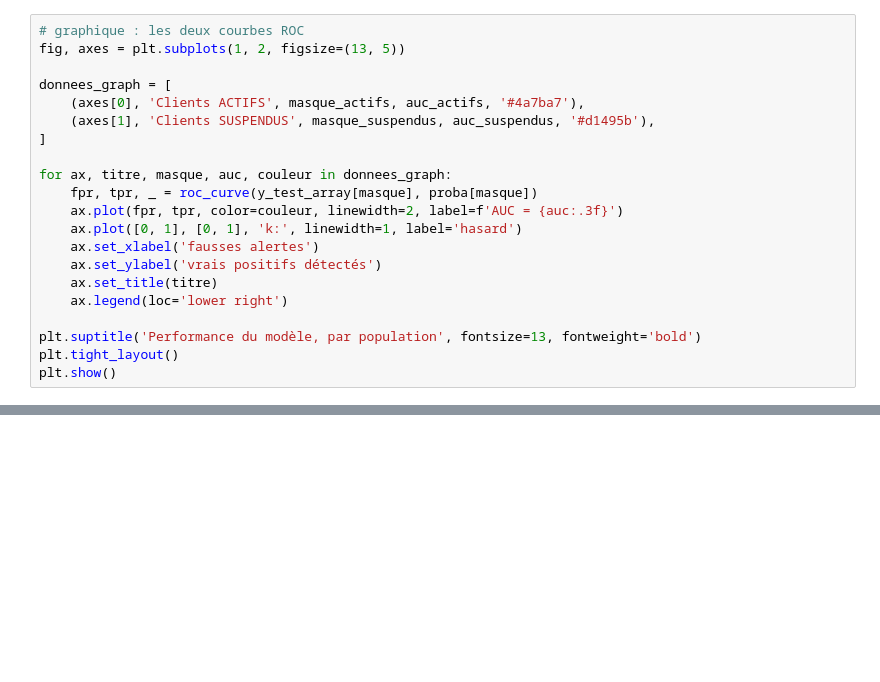
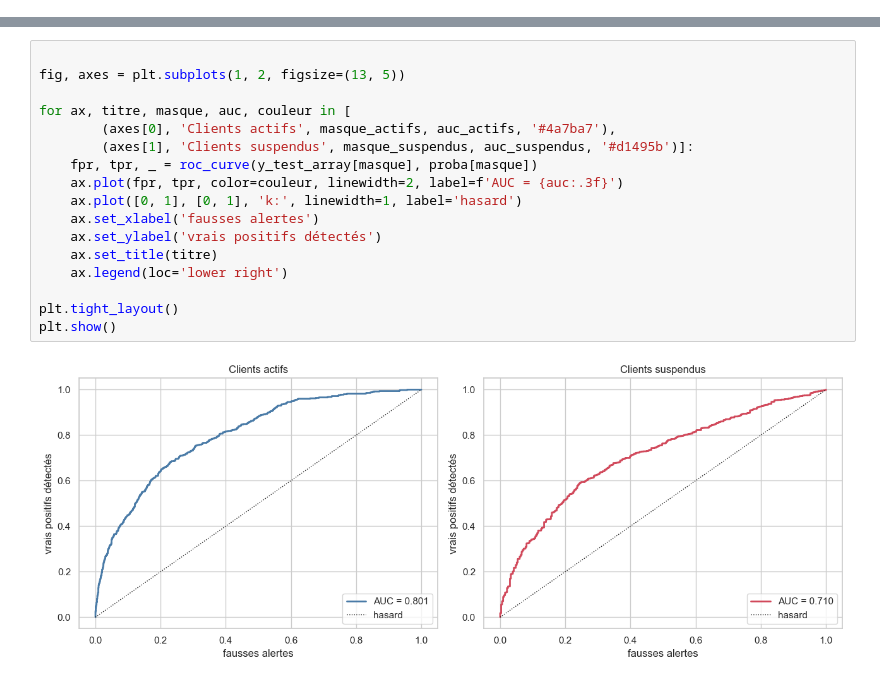
Before and after one commit to hayet11/ML, a Jupyter notebook: notebooks/06_solution_finale.ipynb, the cells around one changed output, grey strips where cells are left out. Saved outputs shown, nothing was run; the diff lists cells and outputs as text; blank space fills up the shorter version.

```diff
--- a/notebooks/06_solution_finale.ipynb
+++ b/notebooks/06_solution_finale.ipynb
@@ -217,21 +0,0 @@ L'AUC globale récompense surtout la première, qui est presque gratuite.
-# %%
-# graphique : les deux courbes ROC
-fig, axes = plt.subplots(1, 2, figsize=(13, 5))
-
-donnees_graph = [
-    (axes[0], 'Clients ACTIFS', masque_actifs, auc_actifs, '#4a7ba7'),
-    (axes[1], 'Clients SUSPENDUS', masque_suspendus, auc_suspendus, '#d1495b'),
-]
-
-for ax, titre, masque, auc, couleur in donnees_graph:
-    fpr, tpr, _ = roc_curve(y_test_array[masque], proba[masque])
-    ax.plot(fpr, tpr, color=couleur, linewidth=2, label=f'AUC = {auc:.3f}')
-    ax.plot([0, 1], [0, 1], 'k:', linewidth=1, label='hasard')
-    ax.set_xlabel('fausses alertes')
-    ax.set_ylabel('vrais positifs détectés')
-    ax.set_title(titre)
-    ax.legend(loc='lower right')
-
-plt.suptitle('Performance du modèle, par population', fontsize=13, fontweight='bold')
-plt.tight_layout()
-plt.show()
@@ -762,0 +143,19 @@ Colonnes à fournir au modèle, dans cet ordre :
+# %%
+
+fig, axes = plt.subplots(1, 2, figsize=(13, 5))
+
+for ax, titre, masque, auc, couleur in [
+        (axes[0], 'Clients actifs', masque_actifs, auc_actifs, '#4a7ba7'),
+        (axes[1], 'Clients suspendus', masque_suspendus, auc_suspendus, '#d1495b')]:
+    fpr, tpr, _ = roc_curve(y_test_array[masque], proba[masque])
+    ax.plot(fpr, tpr, color=couleur, linewidth=2, label=f'AUC = {auc:.3f}')
+    ax.plot([0, 1], [0, 1], 'k:', linewidth=1, label='hasard')
+    ax.set_xlabel('fausses alertes')
+    ax.set_ylabel('vrais positifs détectés')
+    ax.set_title(titre)
+    ax.legend(loc='lower right')
+
+plt.tight_layout()
+plt.show()
+# %% [output]
+[figure, added]
```
Also changed, not shown: parts of 62 cells of this notebook, 3 other files.
